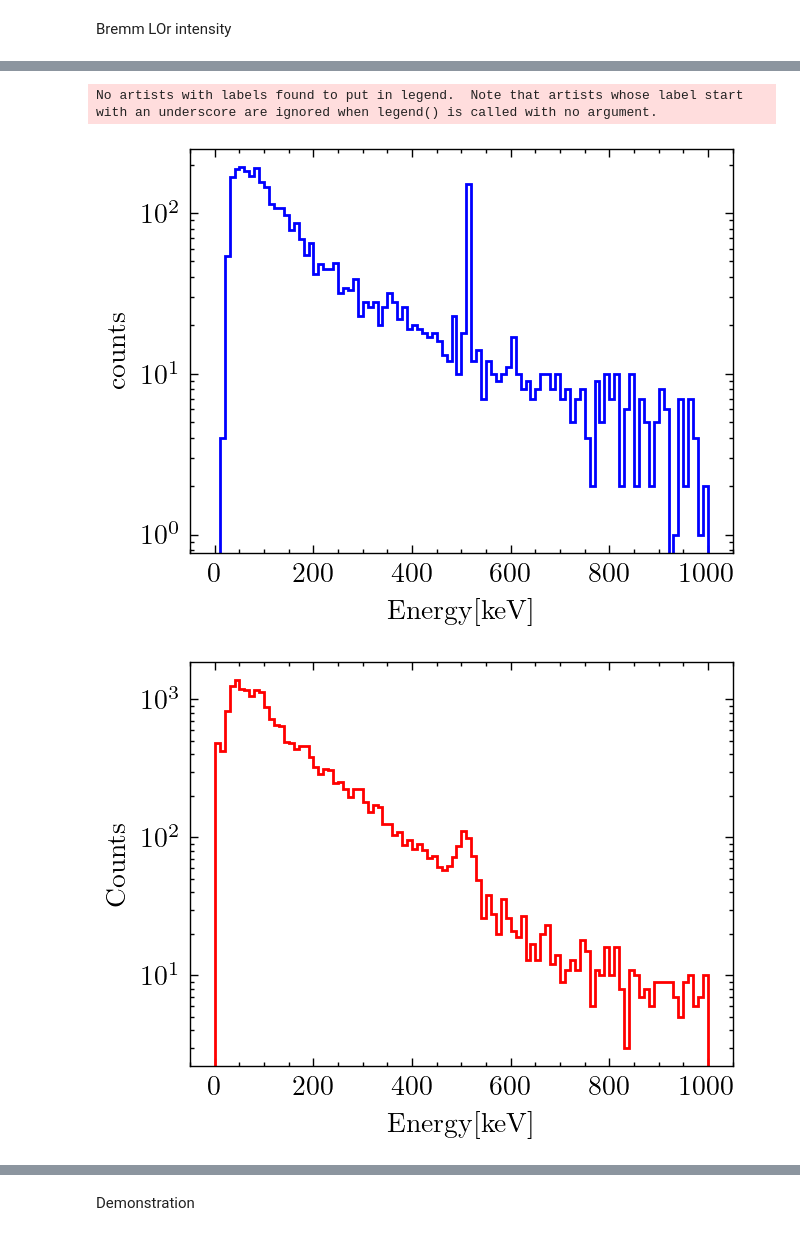
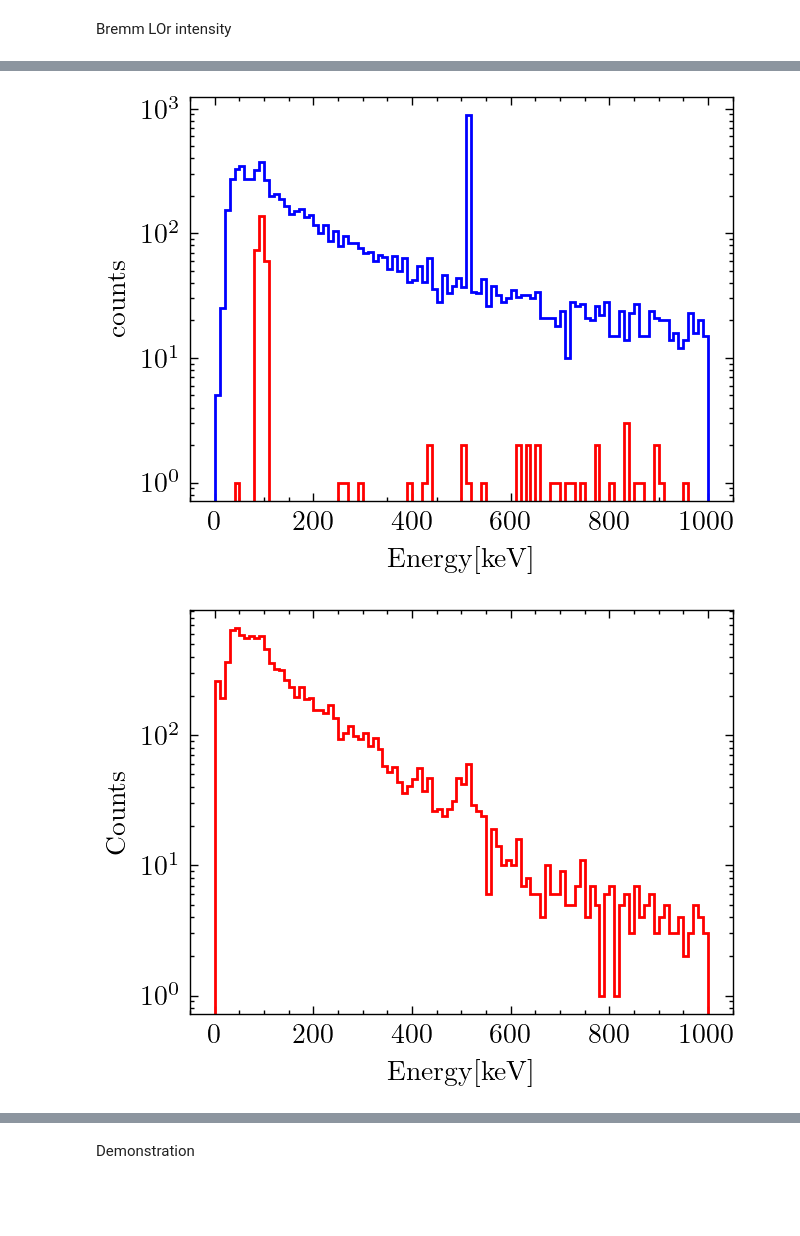
Before and after one commit to francescouni0/Online-Monitoring, a Jupyter notebook: Brem.ipynb, the cells around one changed output, grey strips where cells are left out. Saved outputs shown, nothing was run; the diff lists cells and outputs as text; code cells hidden in the pictures; blank space fills up the shorter version.

```diff
--- a/Brem.ipynb
+++ b/Brem.ipynb
@@ -27,23 +27,27 @@ print(np.shape(data2))
 # %%
 #plt.hist(data1['EDepDet'], bins=100, histtype='step', color='r', label='z>0',range=(0,1))
 fig=plt.figure()
 fig.dpi=200
+
+Pb=data1[(data1['processName'] == 'GammaGeneralProc')]
+general=data1[(data1['processName'] != 'GammaGeneralProc')]
+
 plt.hist(np.multiply(data2['energy'],1000), bins=100, histtype='step', color='b',range=(0,1000))
+plt.hist(np.multiply(Pb['energy'],1000), bins=100, histtype='step', color='r',range=(0,1000))
+
 #plt.legend()
 plt.yscale('log')
 plt.xlabel('Energy[keV]')
 plt.ylabel('counts')
 plt.yscale('log')
-plt.legend()
 plt.show()
 plt.show()
 # %% [output]
-No artists with labels found to put in legend.  Note that artists whose label start with an underscore are ignored when legend() is called with no argument.
-[figure, old version]
+[figure, new version]
 # %%
 fig=plt.figure()
 fig.dpi=200
-plt.hist(np.random.normal((np.multiply(data['EDepDet'],1000)),0.03*(np.multiply(data['EDepDet'],1000))), bins=100, histtype='step', color='red',range=(0,1000))
+plt.hist(np.random.normal((np.multiply(data1['EDepDet'],1000)),0.03*(np.multiply(data1['EDepDet'],1000))), bins=100, histtype='step', color='red',range=(0,1000))
 #plt.legend()
 #plt.yscale('log')
 plt.xlabel('Energy[keV]')
@@ -52,7 +56,7 @@ plt.yscale('log')
 plt.show()
 plt.show()
 # %% [output]
-[figure, old version]
+[figure, new version]
 # %%
 x=[-125,-75,-25,25,75,125]
 sig=[4193,7894,10708,12633,13142,10699]
```
Also changed, not shown: parts of 3 cells of this notebook, 3 other files.
